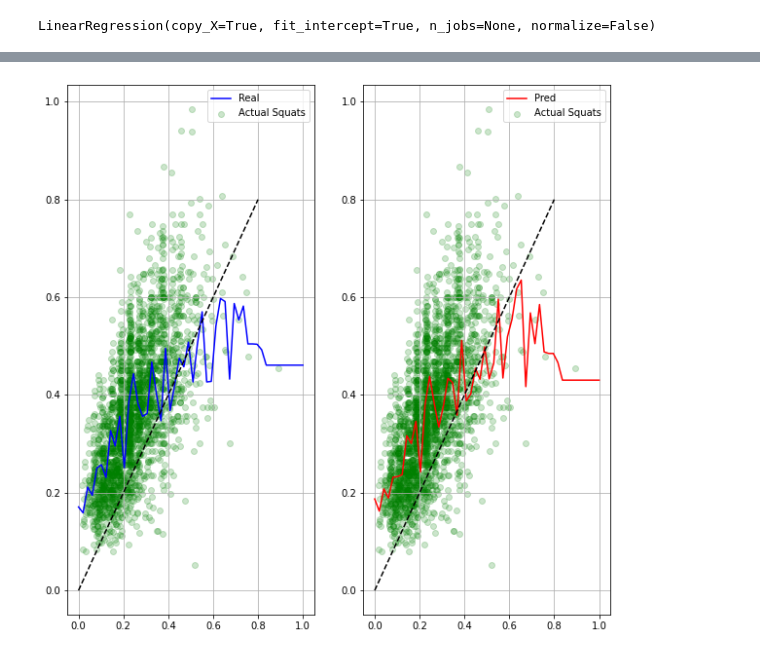
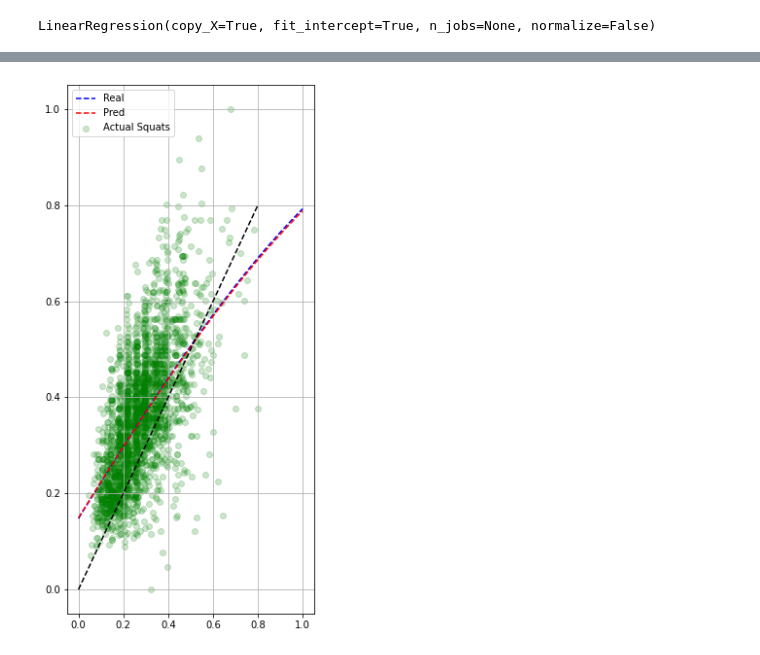
Before and after one commit to SerRichard/powerliftingrepo, a Jupyter notebook: Predicting lifts[Regression Comp].ipynb, the cells around one changed output, grey strips where cells are left out. Saved outputs shown, nothing was run; the diff lists cells and outputs as text; code cells hidden in the pictures.

```diff
--- a/Predicting lifts[Regression Comp].ipynb
+++ b/Predicting lifts[Regression Comp].ipynb
@@ -43,7 +43,7 @@ data = data.drop(columns=['Name', 'AgeClass', 'Division',
                           'Date', 'IPFPoints', 'TotalKg', 'Squat1Kg',
                           'Squat2Kg', 'Squat3Kg','Bench1Kg', 'Bench2Kg',
                           'Bench3Kg', 'Deadlift1Kg', 'Deadlift2Kg',
-                          'Deadlift3Kg', 'McCulloch', 'Glossbrenner',
+                          'Deadlift3Kg', 'McCulloch', 'Wilks',
                           'WeightClassKg'])
 
 data.columns
@@ -117,7 +117,7 @@ data[['Sex', 'Age', 'Equipment', 'BodyweightKg',
 # to accurate prediction. How accurate can we get with age,
 # sex, weight, and equipment?
 
-test_data = data[[ 'Sex', 'Age', 'BodyweightKg', 'Equipment', 'Wilks']]
+test_data = data[[ 'Sex', 'Age','BodyweightKg', 'Equipment', 'Glossbrenner']]
 
 target_squat = data[['Best3SquatKg']]
 
@@ -137,9 +137,9 @@ X_train, X_test, b_train, b_test = train_test_split(X, b, test_size=0.1, random_
 X_train, X_test, d_train, d_test = train_test_split(X, d, test_size=0.1, random_state=3)
 # %%
 # Prepare random forest models, check r2_scores.
-srfregr = RandomForestRegressor(n_estimators=100, max_depth = 30)
-brfregr = RandomForestRegressor(n_estimators=100, max_depth = 30)
-drfregr = RandomForestRegressor(n_estimators=100, max_depth = 30)
+srfregr = RandomForestRegressor(n_estimators=10, max_depth = 15, bootstrap=True)
+brfregr = RandomForestRegressor(n_estimators=10, max_depth = 15, bootstrap=True)
+drfregr = RandomForestRegressor(n_estimators=10, max_depth = 15, bootstrap=True)
 # %%
 srfregr.fit(X_train, s_train.values.ravel())
 # %% [output]
@@ -253,23 +298,17 @@ S_bw = S_bw.drop(columns = 'index')
 # %%
 xfit = np.linspace(0, 1)
-yfit = RandomForestRegressor().fit(S_bw, sfr_pred.values.ravel()).predict(xfit[:, None])
-zfit = RandomForestRegressor().fit(S_bw, s_test.values.ravel()).predict(xfit[:, None])
+yfit = LinearRegression().fit(S_bw, slr_pred).predict(xfit[:, None])
+zfit = LinearRegression().fit(S_bw, s_test).predict(xfit[:, None])
 plt.figure(figsize=(10,10))
 
 plt.subplot(1 , 2, 1)
 plt.scatter(S_bw, s_test, color = 'g', label='Actual Squats', alpha=0.2)
-plt.plot(xfit, np.sin(zfit), color = 'b', label='Real');
-plt.plot([0,0.8], [0,0.8], 'k--')
-plt.legend()
-plt.grid(True)
-
-plt.subplot(1 , 2, 2)
-plt.scatter(S_bw, s_test, color = 'g', label='Actual Squats', alpha=0.2)
-plt.plot(xfit, np.sin(yfit), color = 'r', label='Pred');
+plt.plot(xfit, np.sin(zfit), 'b--', label='Real');
+plt.plot(xfit, np.sin(yfit), 'r--', label='Pred');
 plt.plot([0,0.8], [0,0.8], 'k--')
 plt.legend()
 plt.grid(True)
 
 plt.show()
 # %% [output]
-[figure, old version]
+[figure, new version]
```
Also changed, not shown: parts of 20 cells of this notebook.
